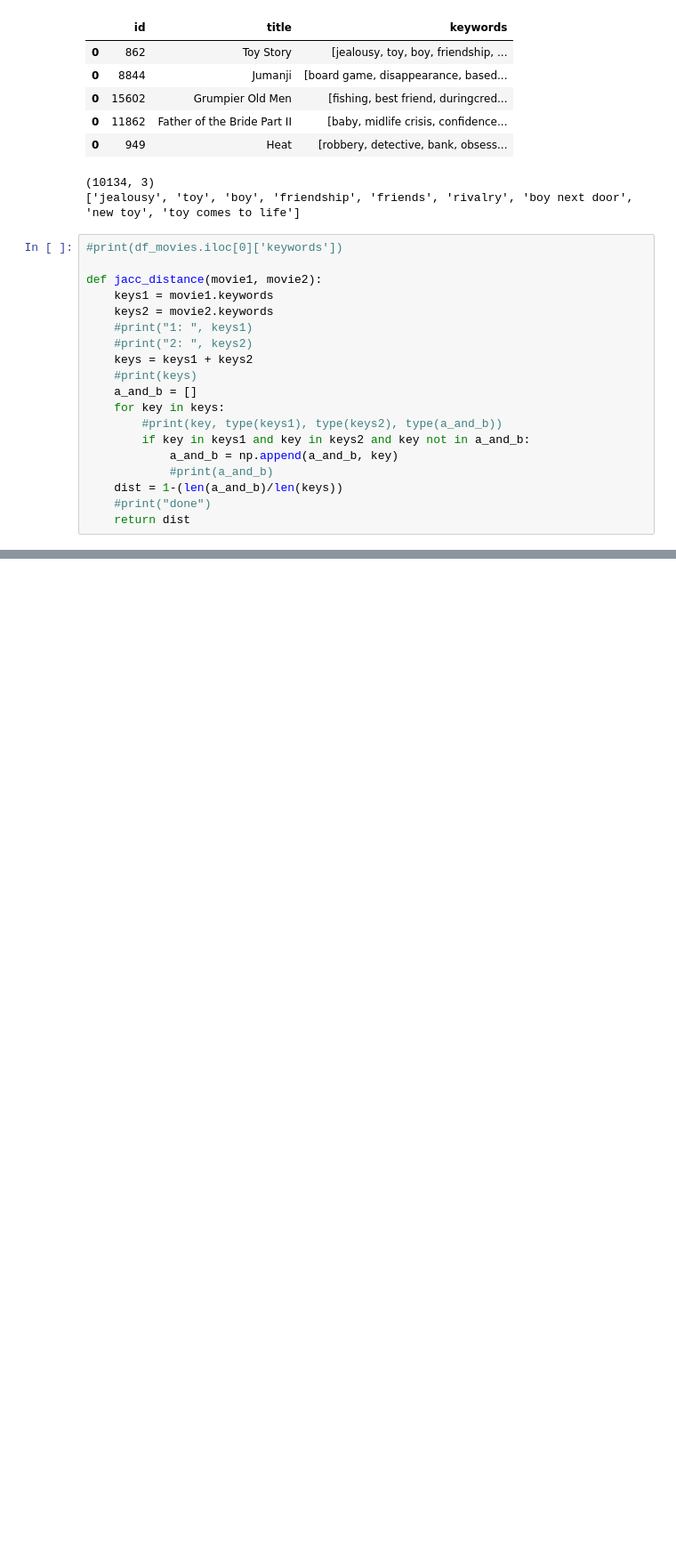
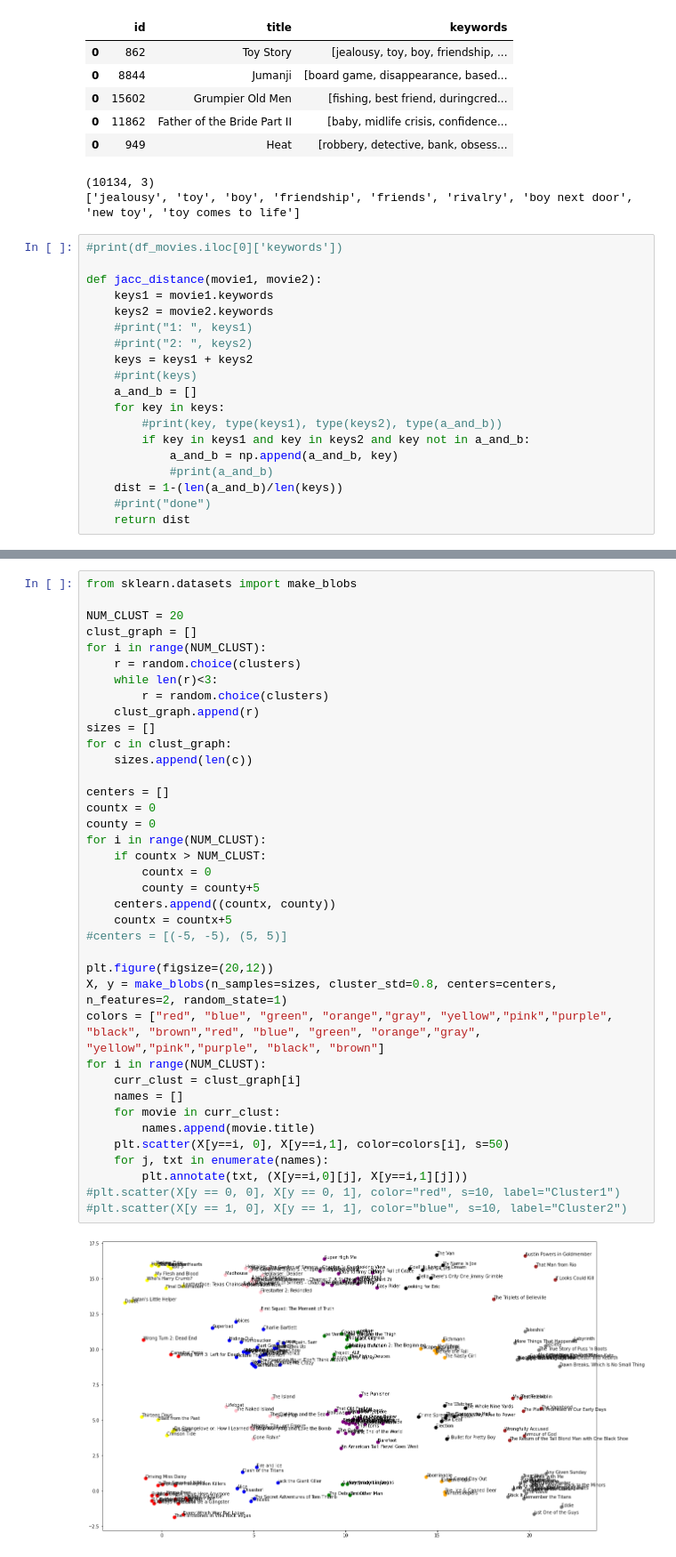
Before and after one commit to teaywright/CSCI4022-Project-K-Means-Movie-Recommendation, a Jupyter notebook: Movie Clustering By Keyword.ipynb, the cells around one changed output, grey strips where cells are left out. Shown at 89% size. Cells and saved outputs as stored; diff of their text form; blank space fills up the shorter version.

```diff
--- a/Movie Clustering By Keyword.ipynb
+++ b/Movie Clustering By Keyword.ipynb
@@ -196,0 +214,40 @@ Cluster:Break
+# %%
+from sklearn.datasets import make_blobs
+
+NUM_CLUST = 20
+clust_graph = []
+for i in range(NUM_CLUST):
+    r = random.choice(clusters)
+    while len(r)<3:
+        r = random.choice(clusters)
+    clust_graph.append(r)
+sizes = []
+for c in clust_graph:
+    sizes.append(len(c))
+
+centers = []
+countx = 0
+county = 0
+for i in range(NUM_CLUST):
+    if countx > NUM_CLUST:
+        countx = 0
+        county = county+5
+    centers.append((countx, county))
+    countx = countx+5
+#centers = [(-5, -5), (5, 5)]
+
+plt.figure(figsize=(20,12))
+X, y = make_blobs(n_samples=sizes, cluster_std=0.8, centers=centers, n_features=2, random_state=1)
+colors = ["red", "blue", "green", "orange","gray", "yellow","pink","purple", "black", "brown","red", "blue", "green", "orange","gray", "yellow","pink","purple", "black", "brown"]
+for i in range(NUM_CLUST):
+    curr_clust = clust_graph[i]
+    names = []
+    for movie in curr_clust:
+        names.append(movie.title)
+    plt.scatter(X[y==i, 0], X[y==i,1], color=colors[i], s=50)
+    for j, txt in enumerate(names):
+        plt.annotate(txt, (X[y==i,0][j], X[y==i,1][j]))
+#plt.scatter(X[y == 0, 0], X[y == 0, 1], color="red", s=10, label="Cluster1")
+#plt.scatter(X[y == 1, 0], X[y == 1, 1], color="blue", s=10, label="Cluster2")
+# %% [output]
+[figure, added]
```
Also changed, not shown: parts of 4 cells of this notebook.
